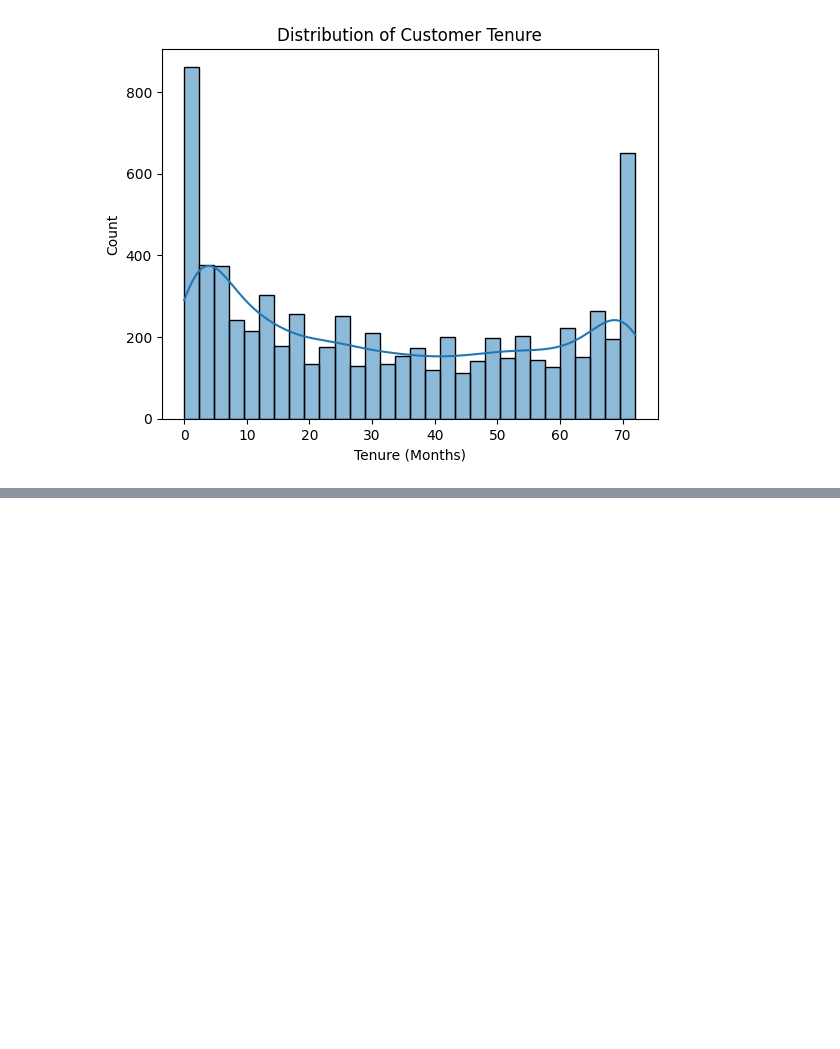
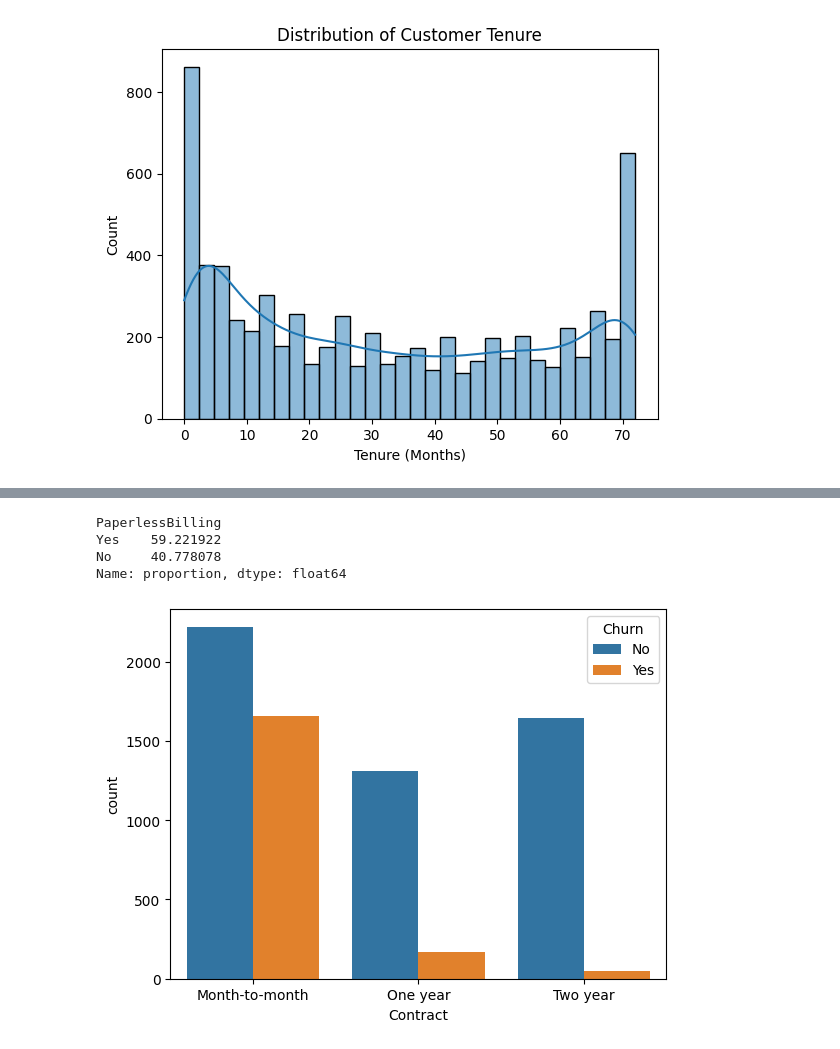
Before and after one commit to drishti0312/ML_Projects, a Jupyter notebook: Telecome_Customer_Churn/Telecome_Churn_Analysis.ipynb, the cells around one changed output, grey strips where cells are left out. Cells and saved outputs as stored; diff of their text form; code cells hidden in the pictures; blank space fills up the shorter version.

```diff
--- a/Telecome_Customer_Churn/Telecome_Churn_Analysis.ipynb
+++ b/Telecome_Customer_Churn/Telecome_Churn_Analysis.ipynb
@@ -180,0 +334,14 @@ plt.show()
+# %%
+df['PaperlessBilling'].value_counts()
+
+df['PaperlessBilling'].value_counts(normalize=True)*100
+# %% [output]
+PaperlessBilling
+Yes    59.221922
+No     40.778078
+Name: proportion, dtype: float64
+# %%
+sns.countplot(x='Contract', hue='Churn', data=df)
+plt.show()
+# %% [output]
+[figure, added]
```
Also changed, not shown: parts of 23 cells of this notebook.
